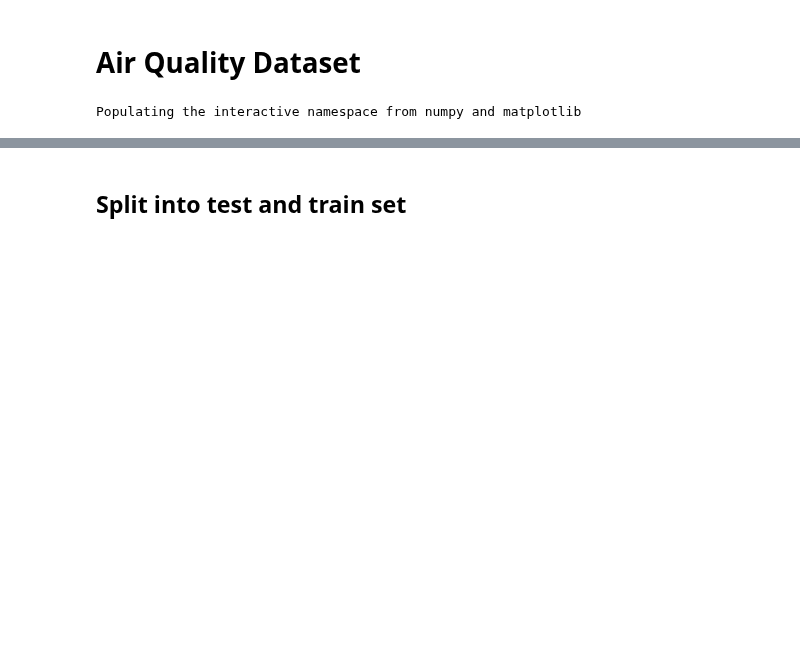
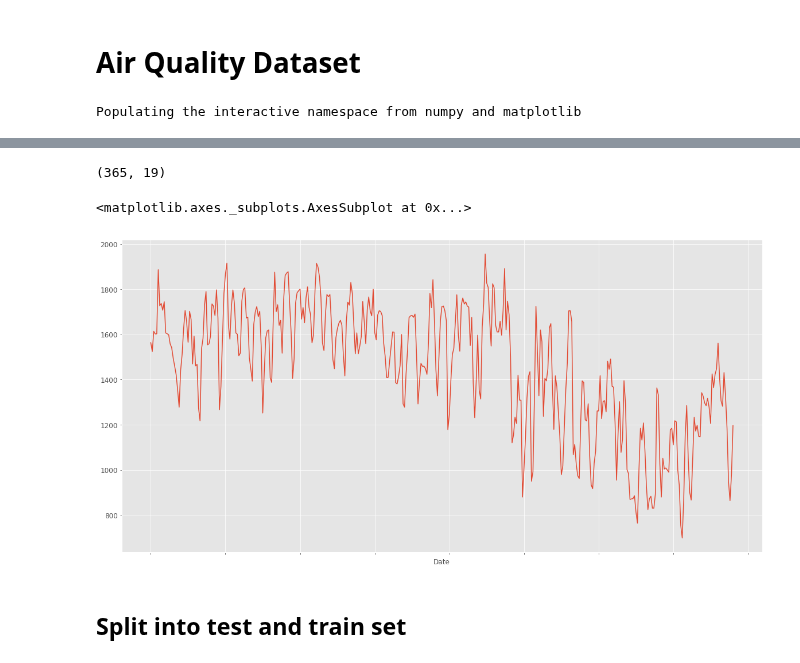
Before and after one commit to Bojne/AirQualityForecast, a Jupyter notebook: AQdata02_PlotDBdata.ipynb, the cells around one changed output, grey strips where cells are left out. Drawn from its saved outputs; the diff is of its cells as text; code cells hidden in the pictures; blank space fills up the shorter version.

```diff
--- a/AQdata02_PlotDBdata.ipynb
+++ b/AQdata02_PlotDBdata.ipynb
@@ -34,3 +34,12 @@ dailyMean = df.groupby('Date').mean()
+# %%
+dailyMean365.shape
+# %% [output]
+(365, 19)
+# %%
+dailyMean['ewma'].plot()
+# %% [output]
+<matplotlib.axes._subplots.AxesSubplot at 0x...>
+[figure, added]
 # %%
 dailyMax.to_csv('AQdata_dailyMax.csv')
 dailyMean.to_csv('AQdata_dailyMean.csv')
```
Also changed, not shown: parts of 4 cells of this notebook, 4 other files.
